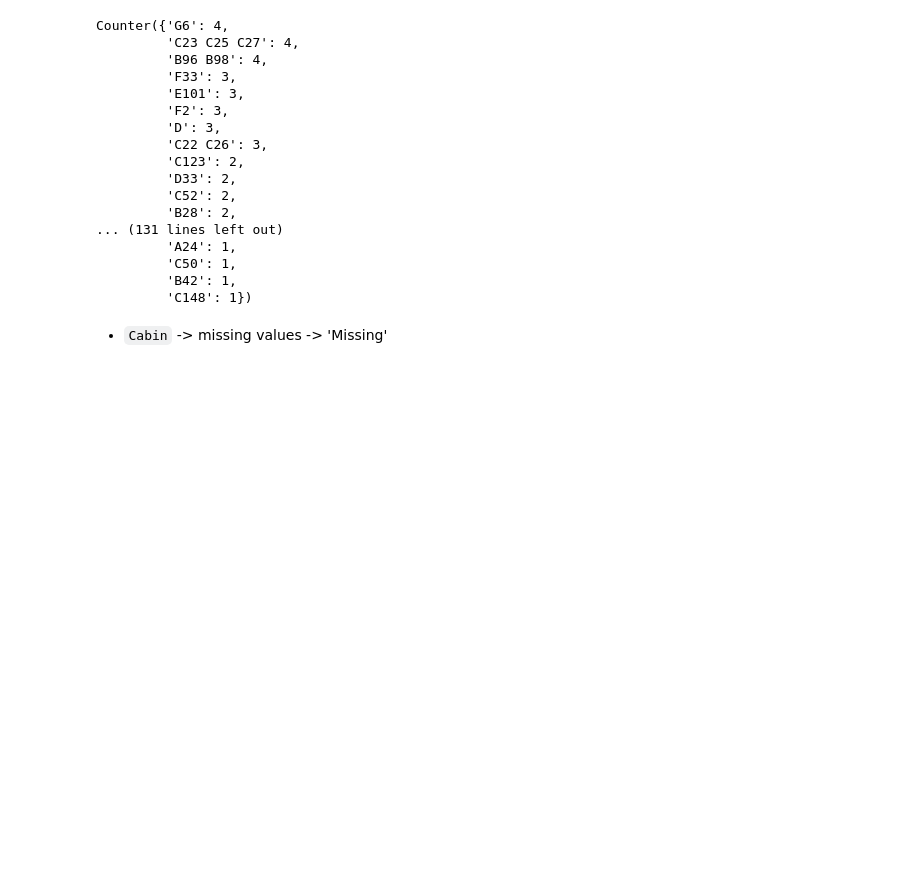
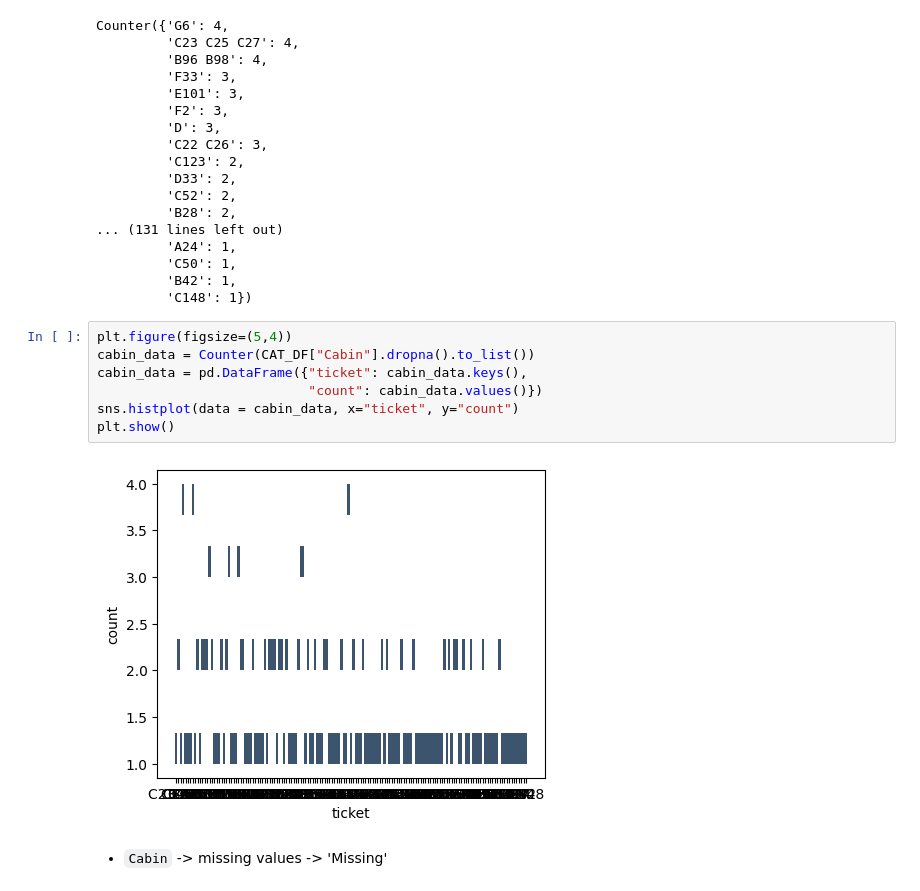
Before and after one commit to Rahul-404/Titanic_Problem_Kaggel, a Jupyter notebook: 1_basic_preprocessing.ipynb, the cells around one changed output. Cells and saved outputs as stored; diff of their text form; blank space fills up the shorter version.

```diff
--- a/1_basic_preprocessing.ipynb
+++ b/1_basic_preprocessing.ipynb
@@ -263,6 +267,15 @@ Counter({'G6': 4,
          'C50': 1,
          'B42': 1,
          'C148': 1})
+# %%
+plt.figure(figsize=(5,4))
+cabin_data = Counter(CAT_DF["Cabin"].dropna().to_list())
+cabin_data = pd.DataFrame({"ticket": cabin_data.keys(),
+                           "count": cabin_data.values()})
+sns.histplot(data = cabin_data, x="ticket", y="count")
+plt.show()
+# %% [output]
+[figure, added]
 # %% [markdown]
 - `Cabin` -> missing values -> 'Missing'
 # %%
```
Also changed, not shown: parts of 9 cells of this notebook.
